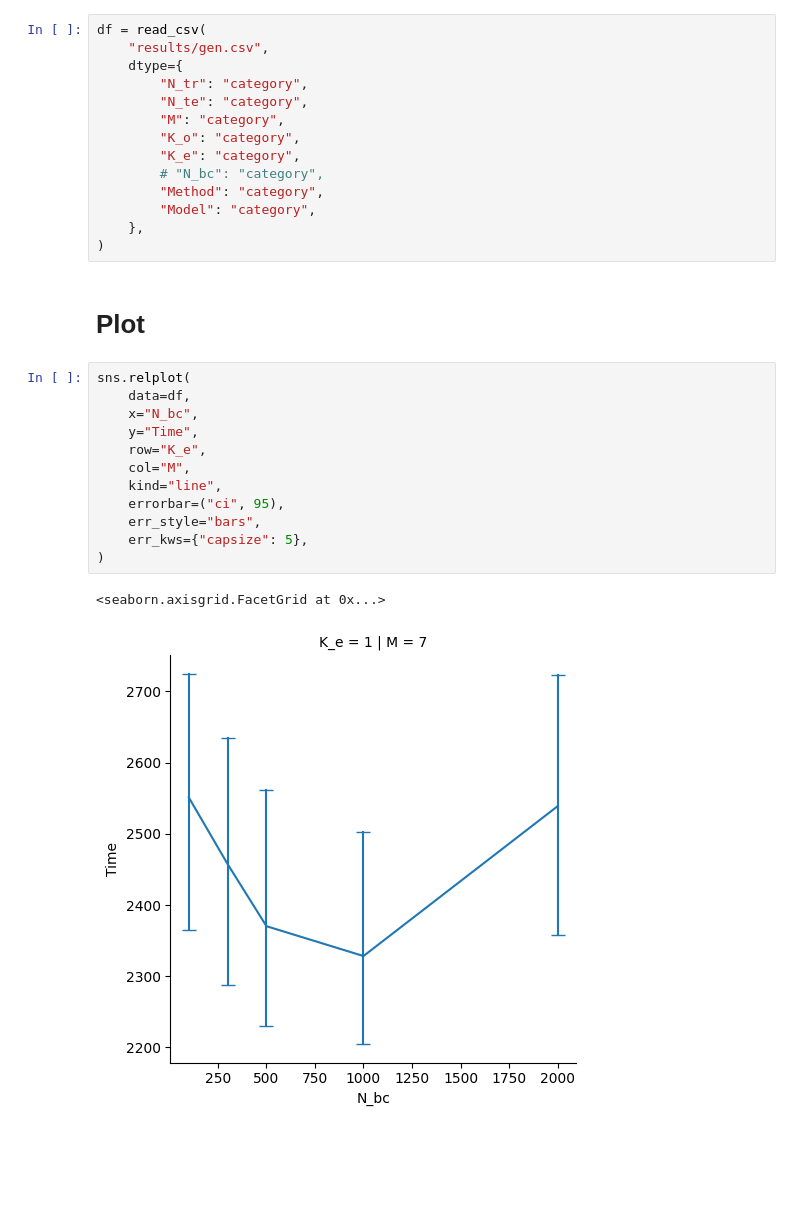
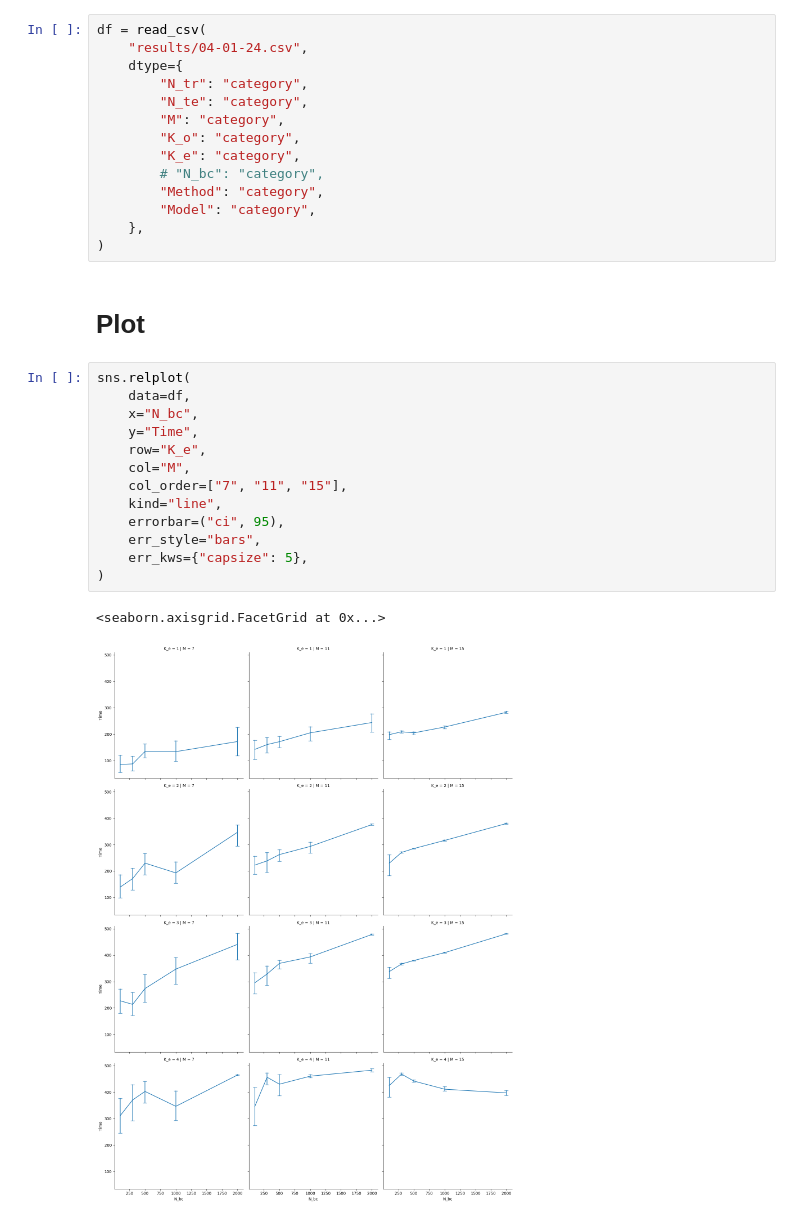
Before and after one commit to yjourdin/these, a Jupyter notebook: plot_results.ipynb, the cells around one changed output. Saved outputs shown, nothing was run; the diff lists cells and outputs as text; blank space fills up the shorter version.

```diff
--- a/plot_results.ipynb
+++ b/plot_results.ipynb
@@ -7,7 +7,7 @@ from pandas import read_csv
 # Read CSV
 # %%
 df = read_csv(
-    "results/gen.csv",
+    "results/04-01-24.csv",
     dtype={
         "N_tr": "category",
         "N_te": "category",
@@ -24,17 +24,18 @@ df = read_csv(
 # %%
 sns.relplot(
     data=df,
     x="N_bc",
     y="Time",
     row="K_e",
     col="M",
+    col_order=["7", "11", "15"],
     kind="line",
     errorbar=("ci", 95),
     err_style="bars",
     err_kws={"capsize": 5},
 )
 # %% [output]
 <seaborn.axisgrid.FacetGrid at 0x...>
-[figure, old version]
+[figure, new version]
 # %%
 sns.relplot(
```
Also changed, not shown: parts of 3 cells of this notebook, 5 other files.
